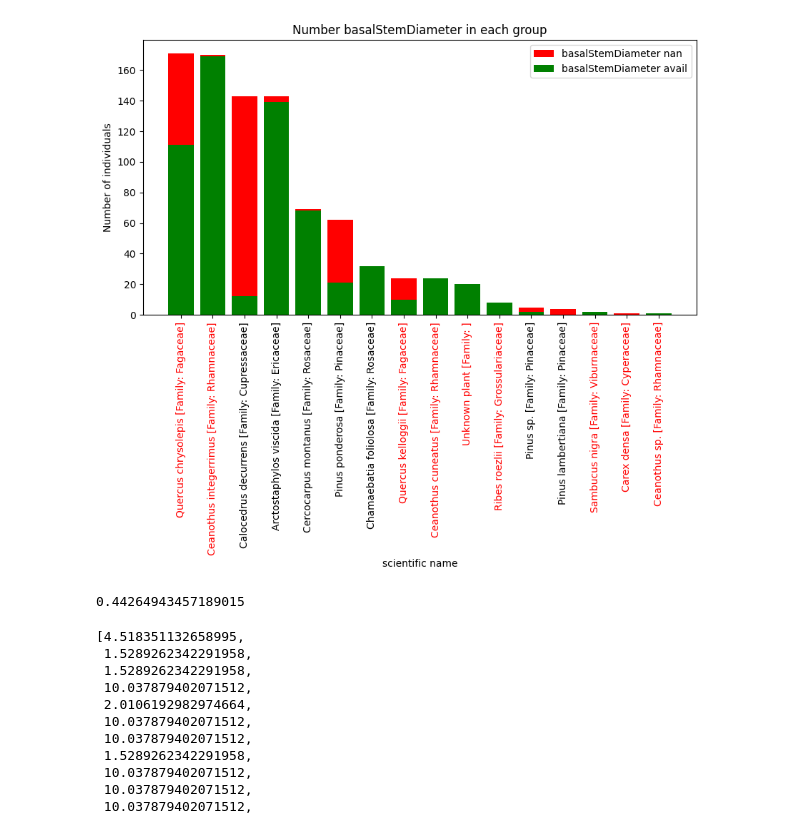
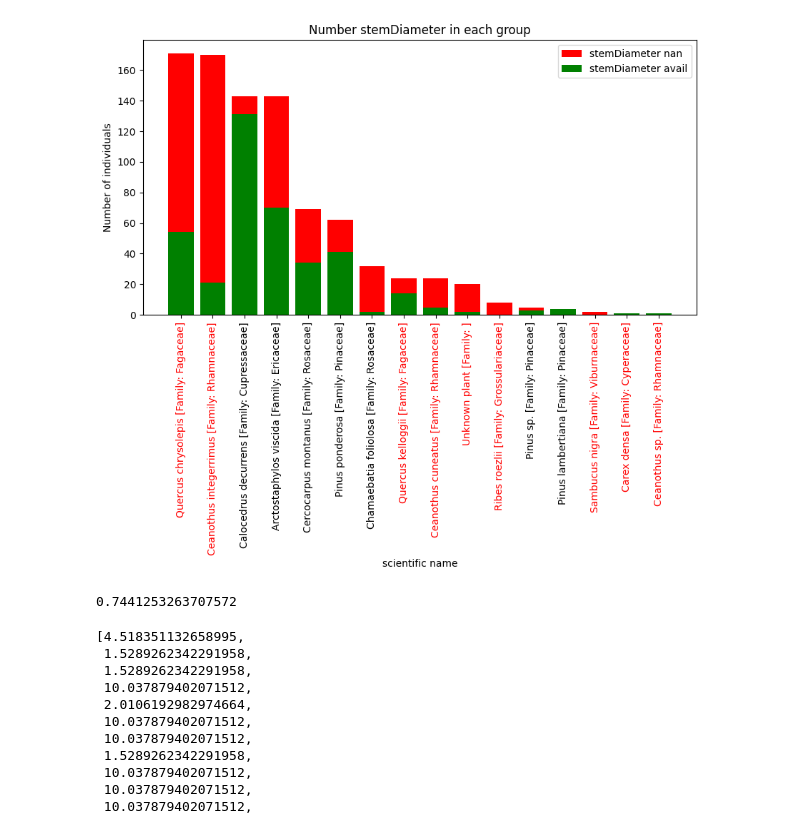
Before and after one commit to annaspiers/PRISMATIC, a Jupyter notebook: analyze.ipynb, the cells around one changed output. Cells and saved outputs as stored; diff of their text form; code cells hidden in the pictures.

```diff
--- a/analyze.ipynb
+++ b/analyze.ipynb
@@ -53,7 +101,7 @@ def avail_biomass_func(name):
 
 result_biomass = []
 for row in veg_df.itertuples():
-    d = row.basalStemDiameter
+    d = row.stemDiameter
     if not np.isnan(d):
         tree_name = row.scientificName
         genus, name = tree_name.split(' ')[:2]
@@ -71,38 +119,38 @@ for row in veg_df.itertuples():
 
         biomass = cal_biomass(b1, b2, d)
         result_biomass.append(biomass)
     else:
         result_biomass.append(np.nan)
 
 processed_vegs = {}
 for k, v in vegs.items():
     processed_vegs[standardized_name(k)] = v
 
 values = {}
 groups = veg_df.groupby('scientificName')
 for name, group in groups:
-    nan_values = pd.isna(group.basalStemDiameter)
+    nan_values = pd.isna(group.stemDiameter)
     values[name] = [np.sum(~nan_values), np.sum(nan_values)]
 
 X = vegs.keys()
 avail = np.array([values[i][0] for i in X])
 nan = np.array([values[i][1] for i in X])
 
 fig, axs = plt.subplots(figsize=(10, 5))
 X_axis = np.arange(len(X))
-plt.bar(X_axis, avail+nan, label='basalStemDiameter nan', color='red')
-plt.bar(X_axis, avail, label='basalStemDiameter avail', color='green')
+plt.bar(X_axis, avail+nan, label='stemDiameter nan', color='red')
+plt.bar(X_axis, avail, label='stemDiameter avail', color='green')
 plt.xticks(X_axis, vegs.keys())
 [label.set_color('red') for label in axs.xaxis.get_ticklabels() if not avail_biomass_func(label.get_text())]
 plt.xticks(X_axis, [f"{' '.join(name.split()[:2])} [Family: {family_mapping[name]}]" for name in vegs.keys()])
 plt.xticks(rotation = 90)
 plt.xlabel("scientific name")
 plt.ylabel("Number of individuals")
-plt.title("Number basalStemDiameter in each group")
+plt.title("Number stemDiameter in each group")
 plt.legend()
 plt.show()
 # %% [output]
-[figure, old version]
+[figure, new version]
 # %%
 total_avail_biomass_func = 0
 total_avail = 0
@@ -112,7 +160,7 @@ for i in vegs.keys():
         total_avail_biomass_func += values[i][0]
 total_avail_biomass_func/total_avail
 # %% [output]
-0.44264943457189015
+0.7441253263707572
 # %%
 exclude = ['Unknown plant']
 result = []
```
Also changed, not shown: parts of 49 cells of this notebook, 1 other file.
